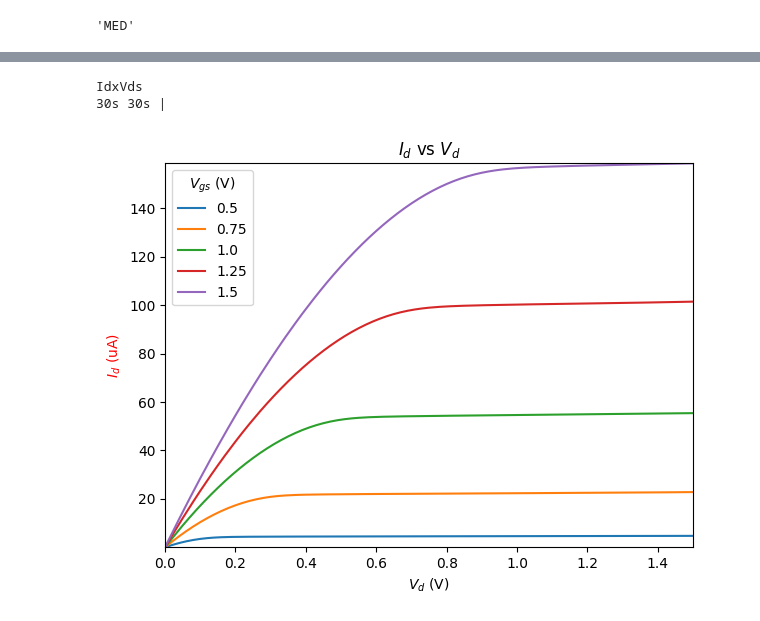
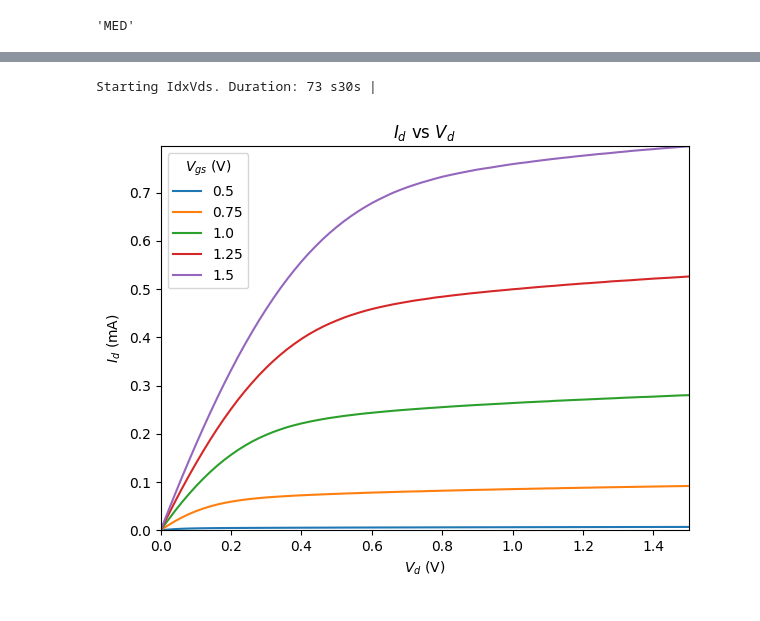
Before and after one commit to lszucchi/HPIB, a Jupyter notebook: bin/SingleMeasure.ipynb, the cells around one changed output, grey strips where cells are left out. Cells and saved outputs as stored; diff of their text form; code cells hidden in the pictures.

```diff
--- a/bin/SingleMeasure.ipynb
+++ b/bin/SingleMeasure.ipynb
@@ -114,25 +105,6 @@ HP.ask(":PAGE:MEAS:MSET:ITIM?")
 # %% [output]
 'MED'
 # %%
-prefix=input()
-if 'p' in prefix.lower():
-    ptype=True
-else:
-    ptype=False
-
-now=datetime.datetime.now().strftime('%y%m%d')
-
-if os.path.isdir('C:/Users/Zucchi/Documents/Medidas'):
-    path='C:/Users/Zucchi/Documents/Medidas'
-else:
-    path="C:/Users/Zucchi-Note/Dropbox/Cryochip/Medidas"
-
-path+=f"/{now}/{prefix}/"
-
-print(path)
-
-os.makedirs(path, exist_ok=True)
-
 if VGS['enable']:
     HP.SetVgS(VGS, ptype)
 
@@ -163,6 +133,6 @@ if VGS_sat['enable']:
 
     now=datetime.datetime.now().strftime("%y%m%d %H%M%S")
 
-    plotp=f"{path}{HP.term}-{now}.csv"
+    plotp=f"{path}IdVgsSat-{now}.csv"
 # %% [output]
 Set IdxVgs
@@ -183,7 +152,0 @@ VTO fail
-# %%
-if Ex_Is['enable']:
-    HP.SetEXIS(Ex_Is, ptype)
-
-    now=datetime.datetime.now().strftime("%y%m%d %H%M%S")
-
-    plotp=f"{path}{HP.term}-{now}.csv"
@@ -215,7 +152,0 @@ Is=9.88e-15   AbsDev: 3.953368995958934e-14
-# %%
-if VP['enable']:
-    HP.SetVP(VP, ptype)
-
-    now=datetime.datetime.now().strftime("%y%m%d %H%M%S")
-
-    plotp=f"{path}{HP.term}-{now}.csv"
@@ -254,8 +163,7 @@ Vd=(0, 1.5, 0.01), Vg=(0.5, 1.5, 0.25), Ilim=0.0015
 # %%
 if VDS['enable']:
-    HP.SingleSave(plotp, timeout*60*7)
+    HP.SingleSave(plotp, timeout*5)
     Plot(plotp, 'Vd', 'Id')
 # %% [output]
-IdxVds
-30s 30s |
+Starting IdxVds. Duration: 73 s30s |
-[figure, old version]
+[figure, new version]
```
Also changed, not shown: parts of 21 cells of this notebook, 16 other files.
